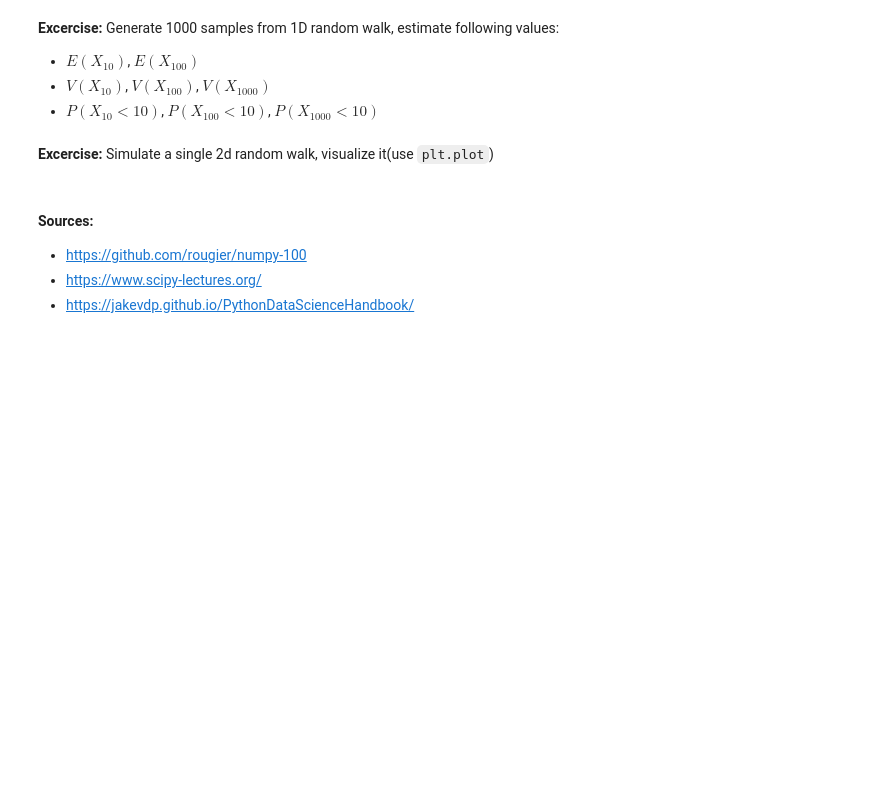
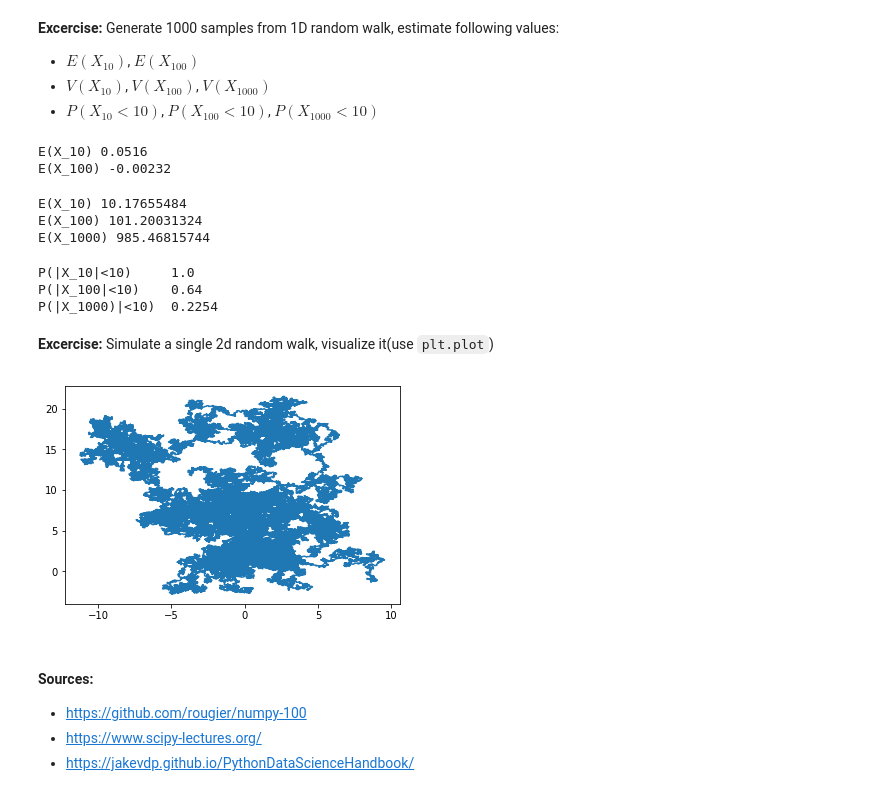
Before and after one commit to ahrzb/ds2018, a Jupyter notebook: 02_numpy_intro_sol.ipynb, the cells around one changed output. Drawn from its saved outputs; the diff is of its cells as text; code cells hidden in the pictures; blank space fills up the shorter version.

```diff
--- a/02_numpy_intro_sol.ipynb
+++ b/02_numpy_intro_sol.ipynb
@@ -719,8 +740,38 @@ simulate_walks(3, 100) # return a single number, e.g. array([ -6, -10,  -6])
 * $E(X_{10})$, $E(X_{100})$
 * $V(X_{10})$, $V(X_{100})$, $V(X_{1000})$
 * $P(X_{10} < 10)$, $P(X_{100} < 10)$, $P(X_{1000} < 10)$
+# %%
+print("E(X_10)", np.mean(simulate_walks(10000, 10)))
+print("E(X_100)", np.mean(simulate_walks(100000, 100)))
+# %% [output]
+E(X_10) 0.0516
+E(X_100) -0.00232
+# %%
+print("E(X_10)", np.var(simulate_walks(10000, 10)))
+print("E(X_100)", np.var(simulate_walks(10000, 100)))
+print("E(X_1000)", np.var(simulate_walks(10000, 1000)))
+# %% [output]
+E(X_10) 10.17655484
+E(X_100) 101.20031324
+E(X_1000) 985.46815744
+# %%
+print("P(|X_10|<10)    ", np.mean(abs(simulate_walks(1000, 10)) < 10))
+print("P(|X_100|<10)   ", np.mean(abs(simulate_walks(10000, 100)) < 10))
+print("P(|X_1000)|<10) ", np.mean(abs(simulate_walks(100000, 1000)) < 10))
+# %% [output]
+P(|X_10|<10)     1.0
+P(|X_100|<10)    0.64
+P(|X_1000)|<10)  0.2254
 # %% [markdown]
 **Excercise:** Simulate a single 2d random walk, visualize it(use `plt.plot`)
+# %%
+direction = np.random.uniform(0, 2*np.pi, size=100000)
+dx = 0.1 * np.cos(direction)
+dy = 0.1 * np.sin(direction)
+
+plt.plot(np.cumsum(dx), np.cumsum(dy));
+# %% [output]
+[figure, added]
 # %% [markdown]
 #### Sources:
 * https://github.com/rougier/numpy-100
```
Also changed, not shown: parts of 10 cells of this notebook, 3 other files.
